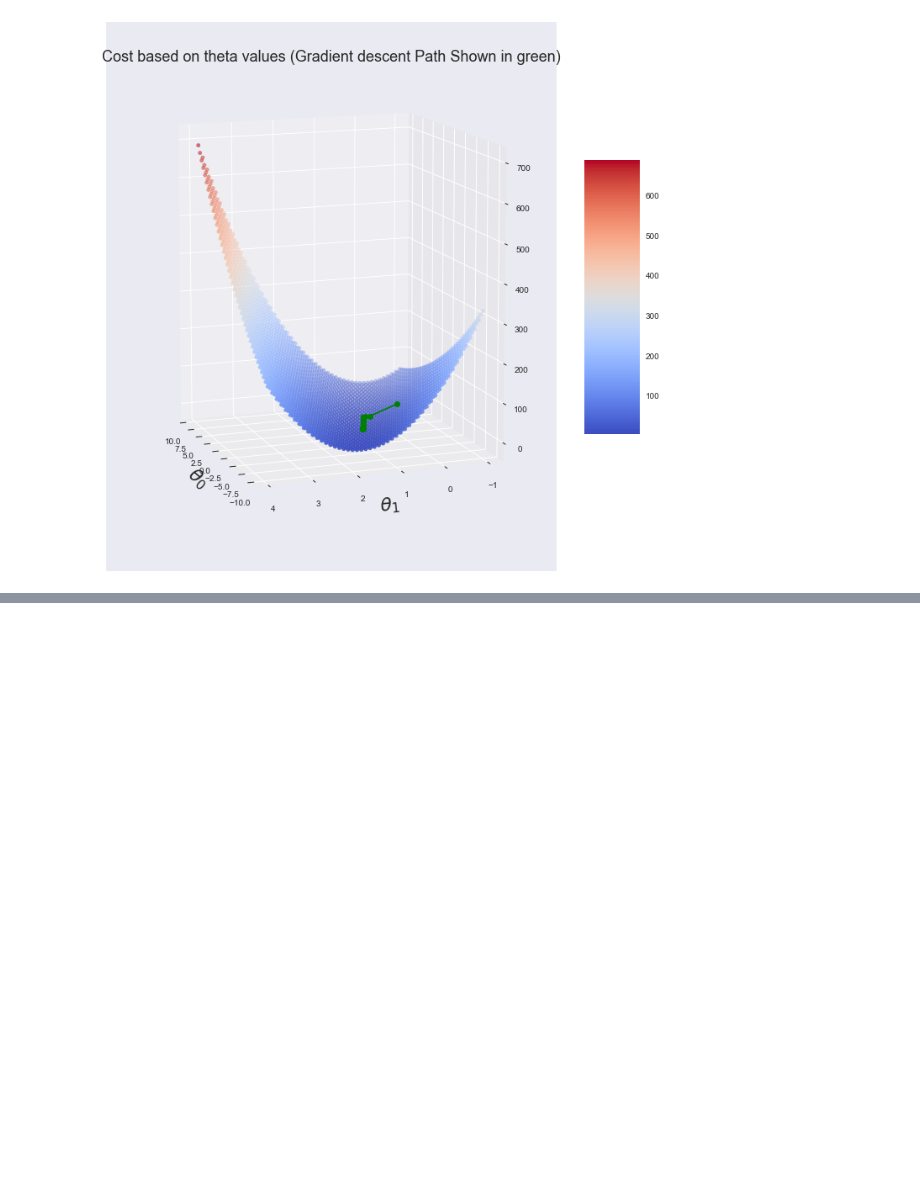
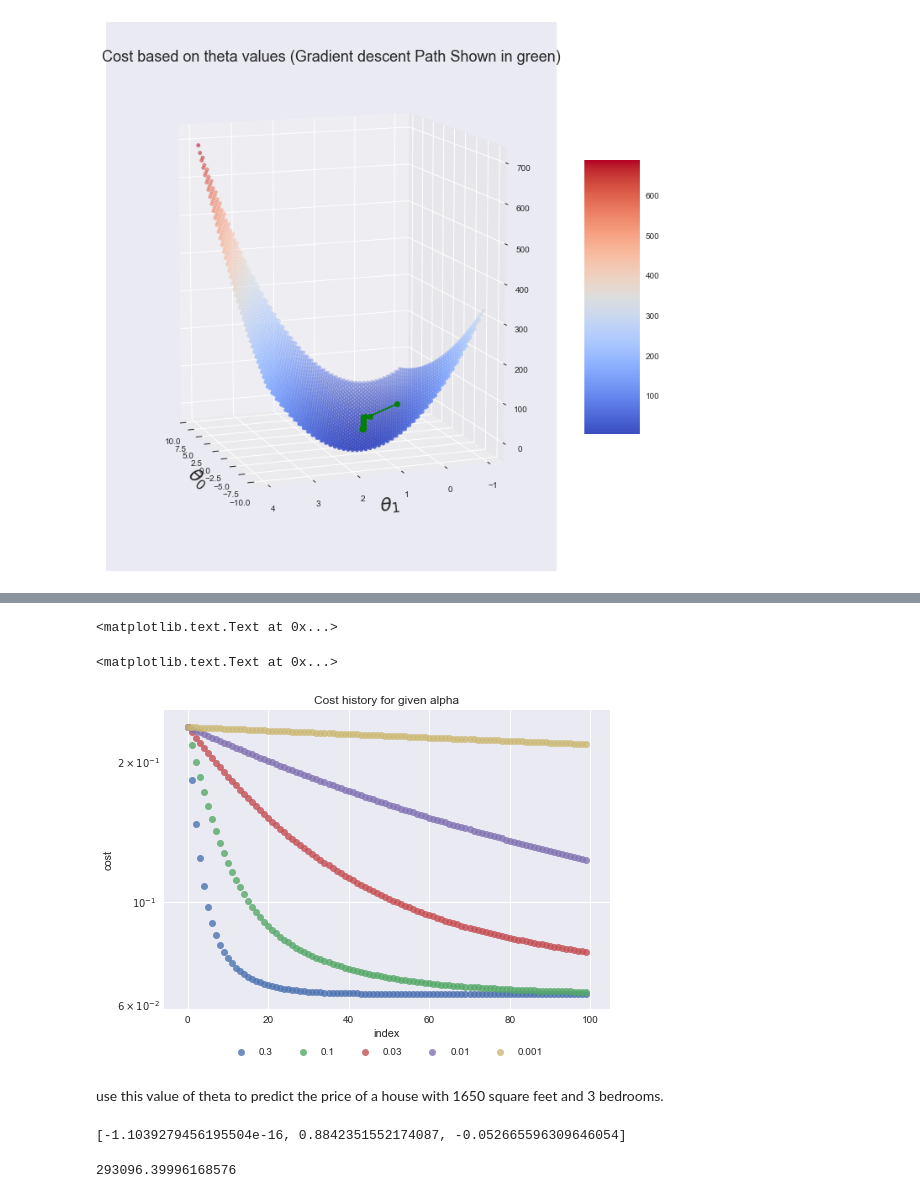
Before and after one commit to matkalinowski/ML-AndrewNg, a Jupyter notebook: ex1/Programming Exercise 1 Linear Regression.ipynb, the cells around one changed output, grey strips where cells are left out. Cells and saved outputs as stored; diff of their text form; code cells hidden in the pictures; blank space fills up the shorter version.

```diff
--- a/ex1/Programming Exercise 1 Linear Regression.ipynb
+++ b/ex1/Programming Exercise 1 Linear Regression.ipynb
@@ -249,0 +280,27 @@ plt.show()
+# %%
+def visualize_gradient_descent_with_alpha_title(cost_history, alpha, ax):
+    df = pd.DataFrame(cost_history)
+    df.columns = ['cost']
+    df['index'] = df.index.values
+    sns.regplot(x='index', y='cost', data=df, fit_reg=False, ax = ax)
+    plt.yscale('log')
+    plt.legend(labels=alphas, loc='upper center', bbox_to_anchor=(0.5, -0.1), ncol=5)
+# %%
+iterations = 100
+alphas = [0.3, 0.1, 0.03, 0.01, 0.001]
+# alpha_gradients = []
+fig, axs = plt.subplots()
+axs.set_title('Cost history for given alpha')
+axs.set_xlabel('Iteration')
+for alpha in alphas:
+    theta = [0,0,0]
+    cost_history, theta_history = perform_gradient_descent(theta, iterations, alpha)
+#     alpha_gradients.append([alpha, cost_history, theta_history])
+    visualize_gradient_descent_with_alpha_title(cost_history, alpha, axs)
+# %% [output]
+<matplotlib.text.Text at 0x...>
+<matplotlib.text.Text at 0x...>
+[figure, added]
+# %% [markdown]
+use this value of theta to predict the price of a house with 1650 square feet and
+3 bedrooms.
@@ -249,0 +312,27 @@ plt.show()
+# %%
+theta
+# %% [output]
+[-1.1039279456195504e-16, 0.8842351552174087, -0.052665596309646054]
+# %%
+house_data_index = ['ones', 'size', 'no_bedrooms']
+def normalize_house_values(house_data, means, stds):
+    return (house_data - means[0:2]) / stds[0:2]
+
+def create_house_data(price, no_bedrooms):
+    house_data = pd.Series(data = [price, no_bedrooms], index = [house_data_index[1], house_data_index[2]])
+    house_data = normalize_house_values(house_data, means, stds)
+    # inserting value 1 for theta calculation purposes
+    house_data[house_data_index[0]] = 1
+    house_data = house_data.reindex(house_data_index)
+    return house_data
+
+def predict_house_price(house_data, theta, data_std, data_mean):
+    return np.sum(theta*house_data) * data_std + data_mean
+
+data_std = stds[2]
+data_mean = means[2]
+
+house_data = create_house_data(1650, 3)
+predict_house_price(house_data, theta, data_std, data_mean)
+# %% [output]
+293096.39996168576
```
Also changed, not shown: parts of 20 cells of this notebook.
